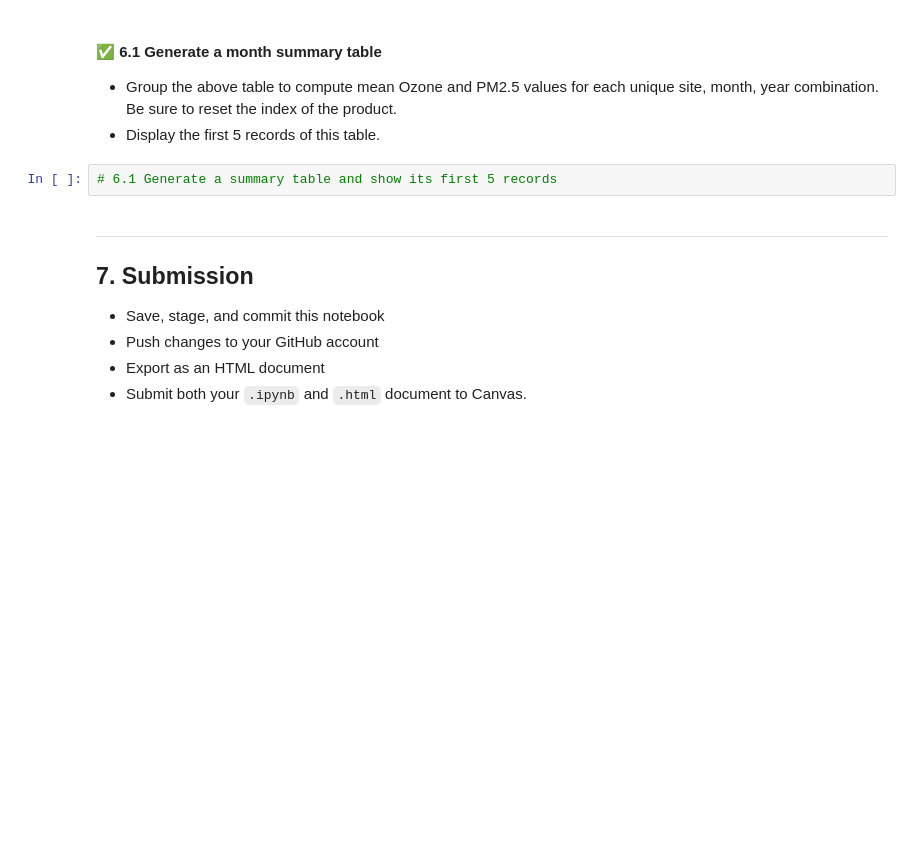
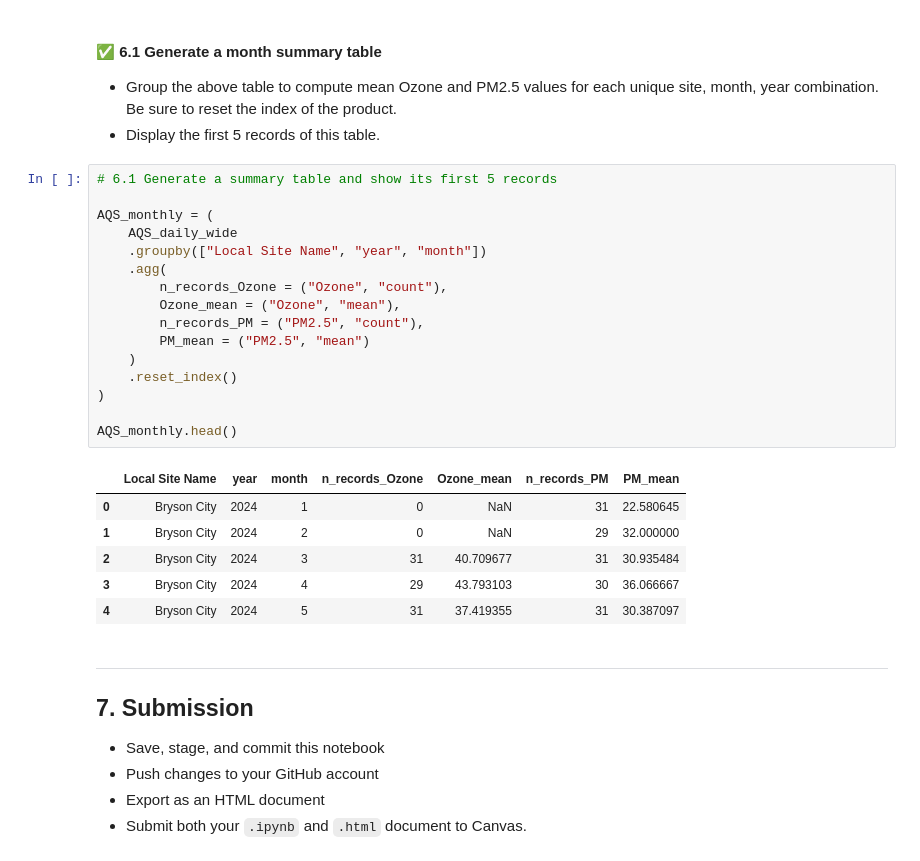
Before and after one commit to mbunker11/ENVR700, a Jupyter notebook: Assignments/MB1012_A4-Wrangling.ipynb, the cells around one changed output. Saved outputs shown, nothing was run; the diff lists cells and outputs as text; blank space fills up the shorter version.

```diff
--- a/Assignments/MB1012_A4-Wrangling.ipynb
+++ b/Assignments/MB1012_A4-Wrangling.ipynb
@@ -288,6 +380,27 @@ We want a dataset that lists one record per measured pollutant per location per
 * Display the first 5 records of this table.
 # %%
 # 6.1 Generate a summary table and show its first 5 records
+
+AQS_monthly = (
+    AQS_daily_wide
+    .groupby(["Local Site Name", "year", "month"])
+    .agg(
+        n_records_Ozone = ("Ozone", "count"),
+        Ozone_mean = ("Ozone", "mean"),
+        n_records_PM = ("PM2.5", "count"),
+        PM_mean = ("PM2.5", "mean")
+    )
+    .reset_index()
+)
+
+AQS_monthly.head()
+# %% [output]
+|  | Local Site Name | year | month | n_records_Ozone | Ozone_mean | n_records_PM | PM_mean |
+| 0 | Bryson City | 2024 | 1 | 0 | NaN | 31 | 22.580645 |
+| 1 | Bryson City | 2024 | 2 | 0 | NaN | 29 | 32.000000 |
+| 2 | Bryson City | 2024 | 3 | 31 | 40.709677 | 31 | 30.935484 |
+| 3 | Bryson City | 2024 | 4 | 29 | 43.793103 | 30 | 36.066667 |
+| 4 | Bryson City | 2024 | 5 | 31 | 37.419355 | 31 | 30.387097 |
 # %% [markdown]
 ---
 ## 7. Submission
```
Also changed, not shown: parts of 6 cells of this notebook, 2 other files.
